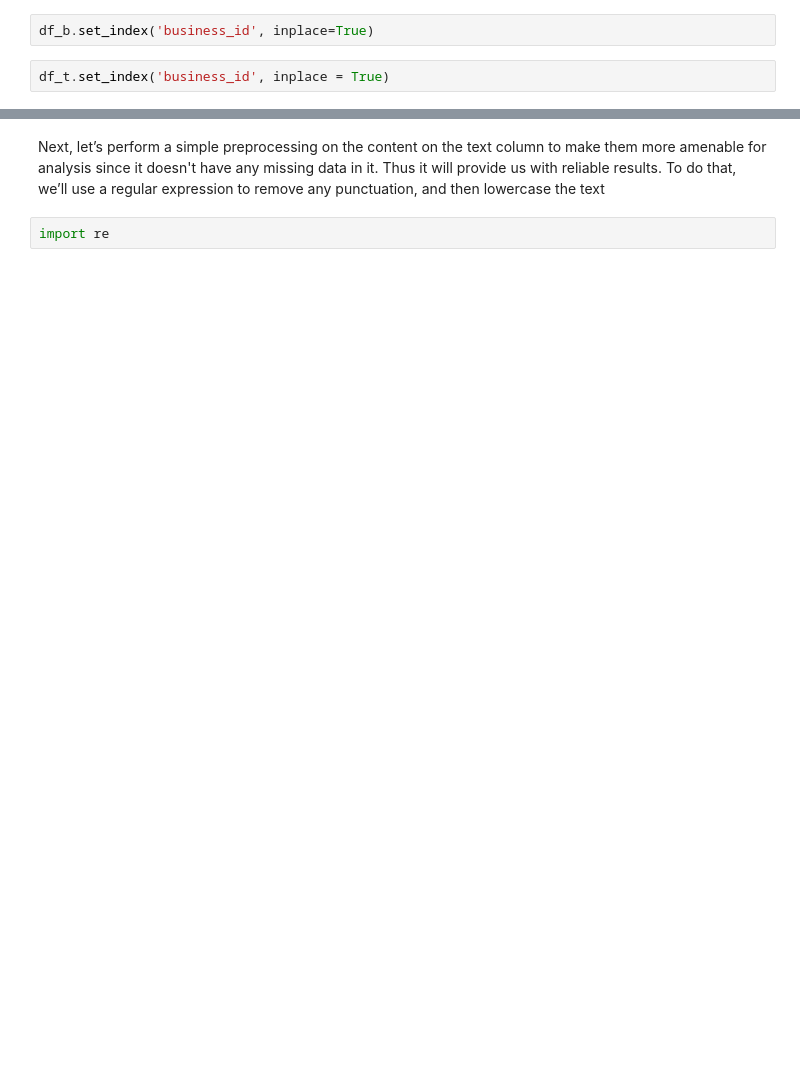
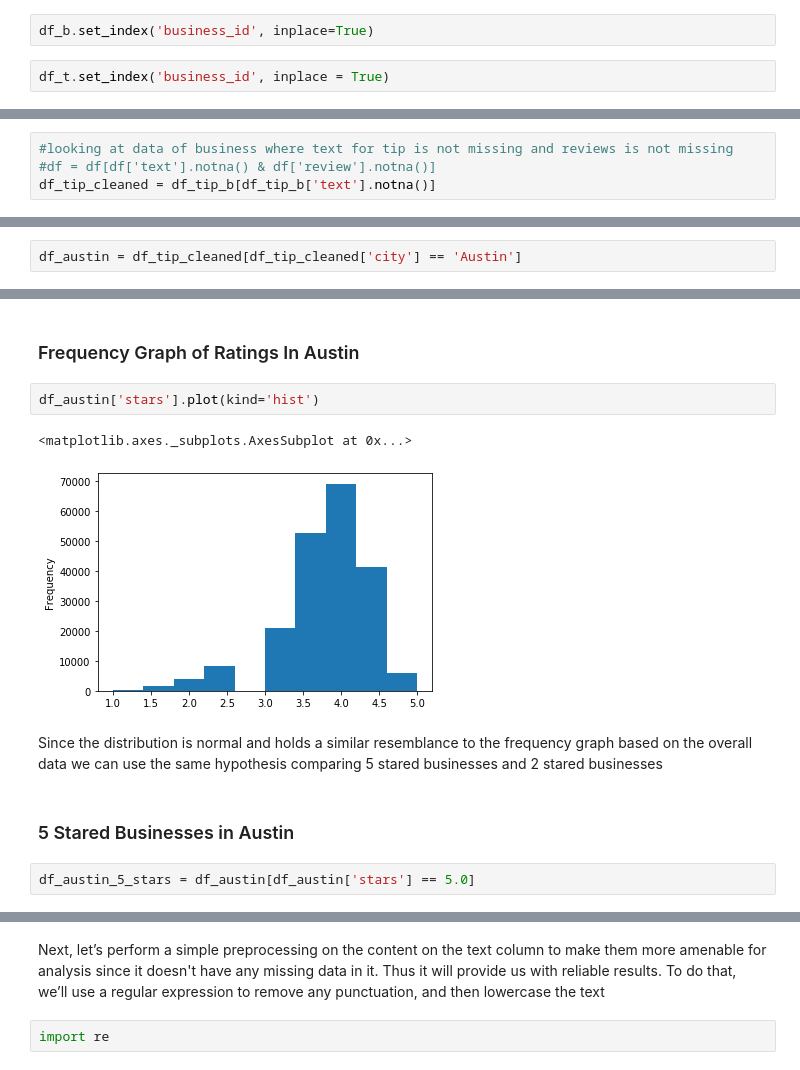
Before and after one commit to ajan234/Yelp-Sentiment-Analysis, a Jupyter notebook: Yelp Sentiment Analysis.ipynb, the cells around one changed output, grey strips where cells are left out. Cells and saved outputs as stored; diff of their text form; blank space fills up the shorter version.

```diff
--- a/Yelp Sentiment Analysis.ipynb
+++ b/Yelp Sentiment Analysis.ipynb
@@ -172,0 +115,4 @@ Name: text, Length: 1152, dtype: object
+# %%
+#looking at data of business where text for tip is not missing and reviews is not missing
+#df = df[df['text'].notna() & df['review'].notna()]
+df_tip_cleaned = df_tip_b[df_tip_b['text'].notna()]
@@ -172,0 +138,2 @@ Name: text, Length: 1152, dtype: object
+# %%
+df_austin = df_tip_cleaned[df_tip_cleaned['city'] == 'Austin']
@@ -172,0 +150,13 @@ Name: text, Length: 1152, dtype: object
+# %% [markdown]
+### Frequency Graph of Ratings In Austin
+# %%
+df_austin['stars'].plot(kind='hist')
+# %% [output]
+<matplotlib.axes._subplots.AxesSubplot at 0x...>
+[figure, added]
+# %% [markdown]
+Since the distribution is normal and holds a similar resemblance to the frequency graph based on the overall data we can use the same hypothesis comparing 5 stared businesses and 2 stared businesses
+# %% [markdown]
+### 5 Stared Businesses in Austin
+# %%
+df_austin_5_stars = df_austin[df_austin['stars'] == 5.0]
```
Also changed, not shown: parts of 110 cells of this notebook.
